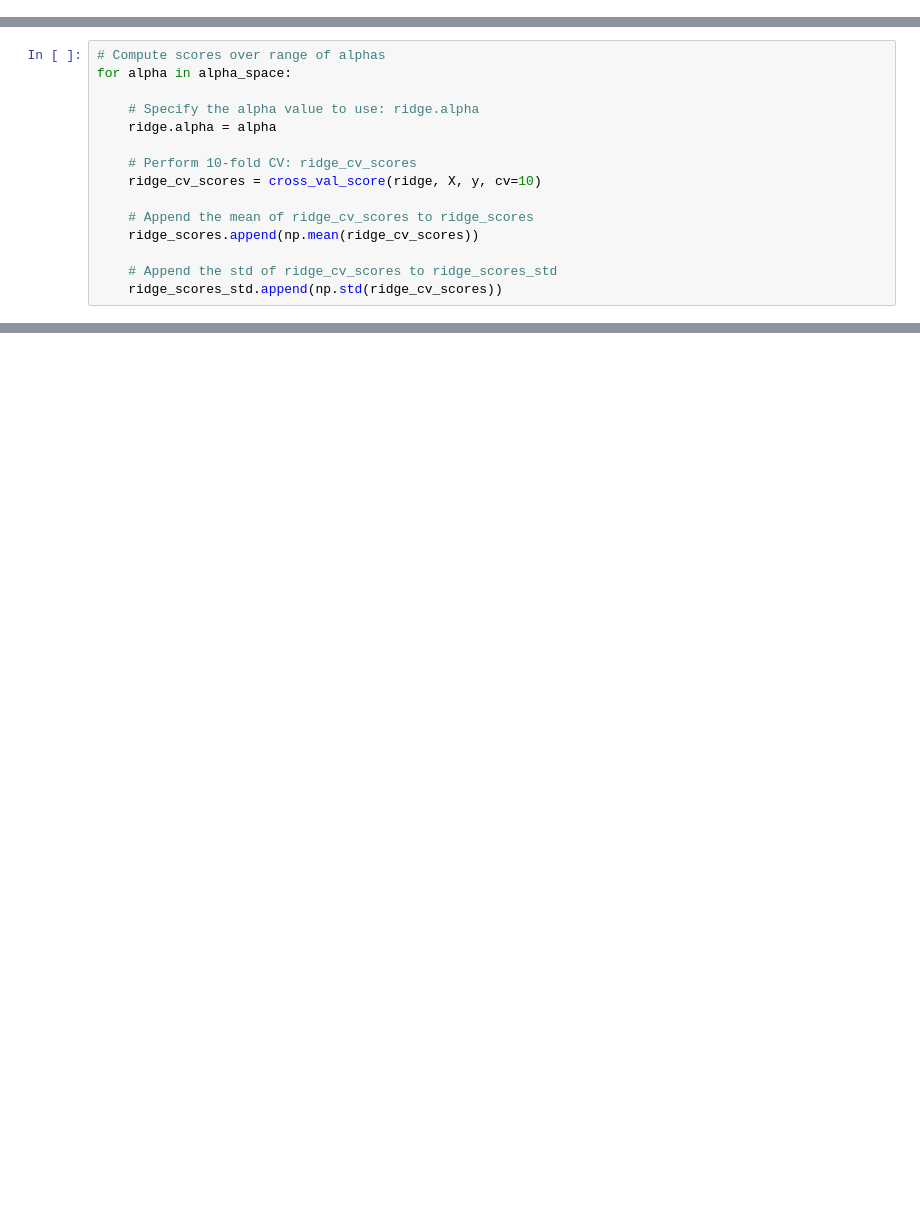
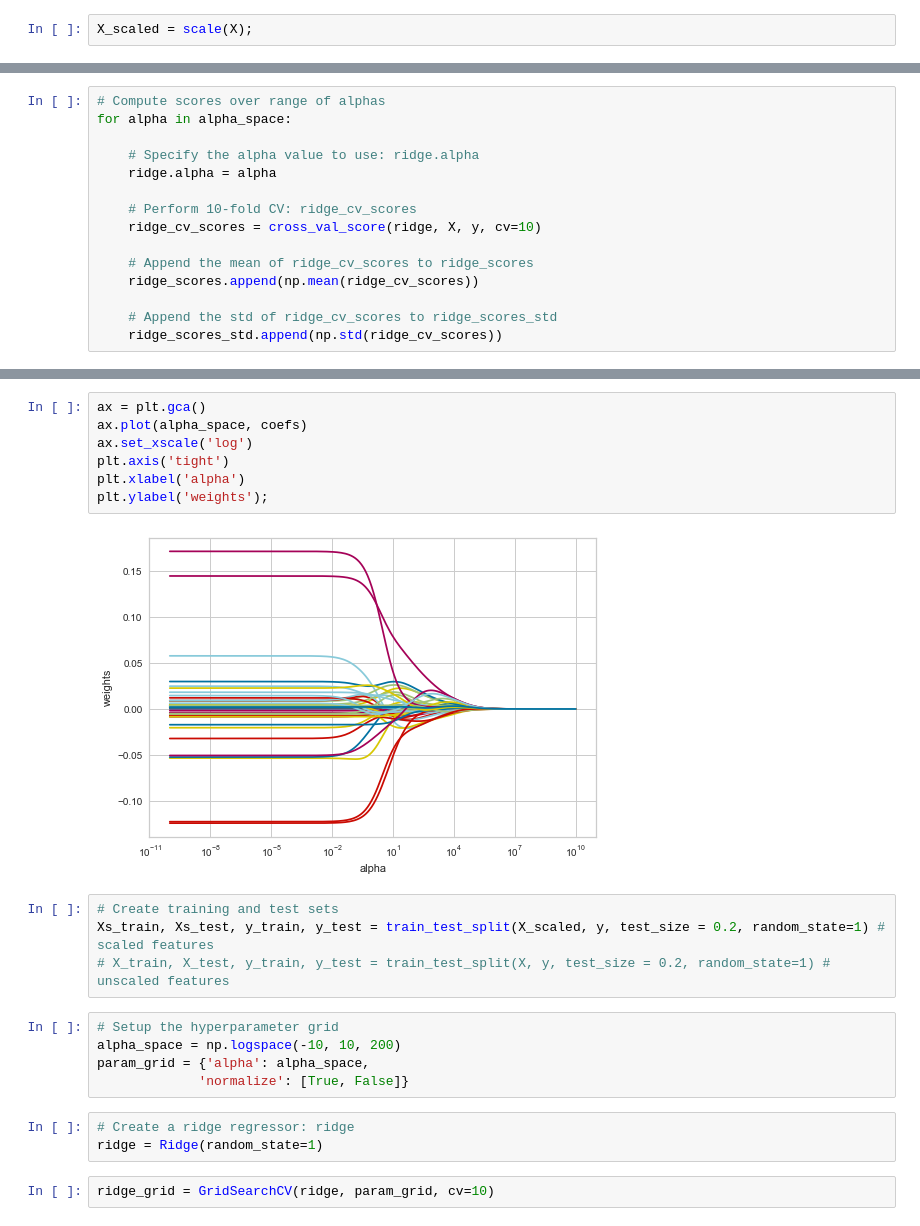
Before and after one commit to earny-joe/Springboard-DS-Portfolio, a Jupyter notebook: capstone_1/basketball/Individual_Player_Stats/winshares-ML.ipynb, the cells around one changed output, grey strips where cells are left out. Cells and saved outputs as stored; diff of their text form; blank space fills up the shorter version.

```diff
--- a/capstone_1/basketball/Individual_Player_Stats/winshares-ML.ipynb
+++ b/capstone_1/basketball/Individual_Player_Stats/winshares-ML.ipynb
@@ -243,4 +246,6 @@ alpha_space = np.logspace(-4, 0, 50)
 ridge_scores = []
 ridge_scores_std = []
+# %%
+X_scaled = scale(X);
 # %%
 # Create a ridge regressor: ridge
@@ -267,0 +291,23 @@ display_plot(ridge_scores, ridge_scores_std)
+# %%
+ax = plt.gca()
+ax.plot(alpha_space, coefs)
+ax.set_xscale('log')
+plt.axis('tight')
+plt.xlabel('alpha')
+plt.ylabel('weights');
+# %% [output]
+[figure, added]
+# %%
+# Create training and test sets
+Xs_train, Xs_test, y_train, y_test = train_test_split(X_scaled, y, test_size = 0.2, random_state=1) # scaled features
+# X_train, X_test, y_train, y_test = train_test_split(X, y, test_size = 0.2, random_state=1) # unscaled features
+# %%
+# Setup the hyperparameter grid
+alpha_space = np.logspace(-10, 10, 200)
+param_grid = {'alpha': alpha_space,
+             'normalize': [True, False]}
+# %%
+# Create a ridge regressor: ridge
+ridge = Ridge(random_state=1)
+# %%
+ridge_grid = GridSearchCV(ridge, param_grid, cv=10)
```
Also changed, not shown: parts of 32 cells of this notebook, 1 other file.
